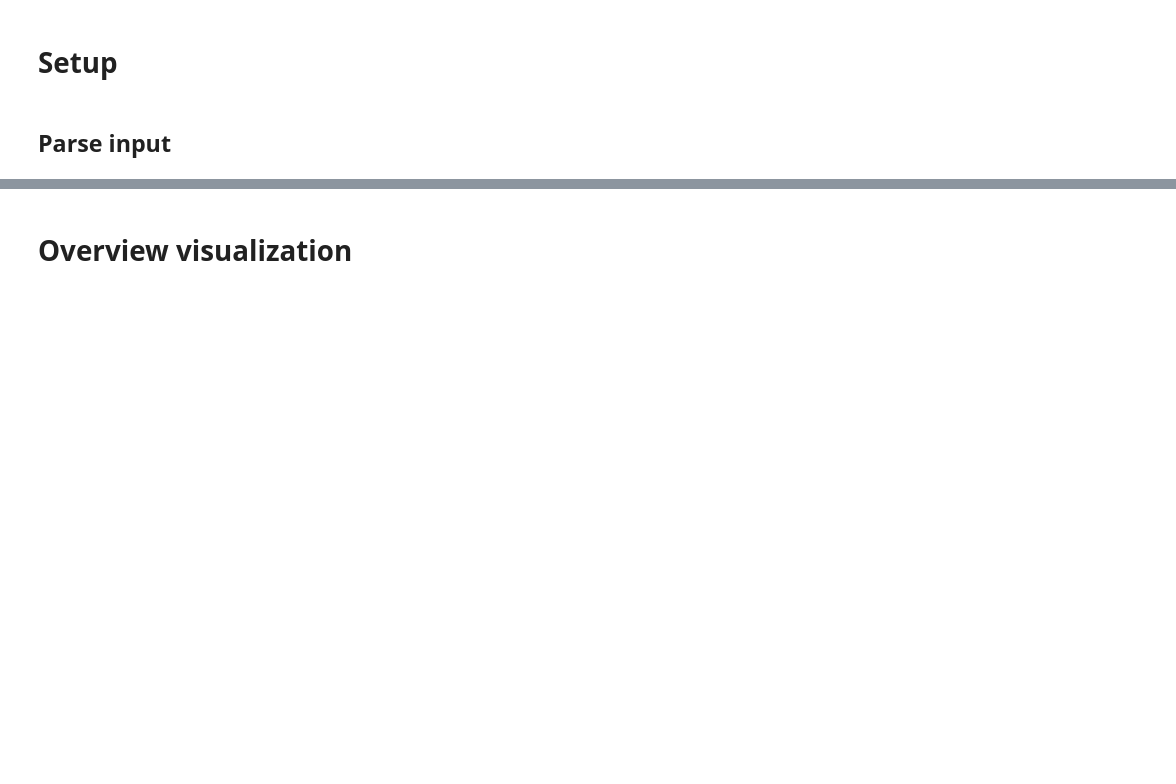
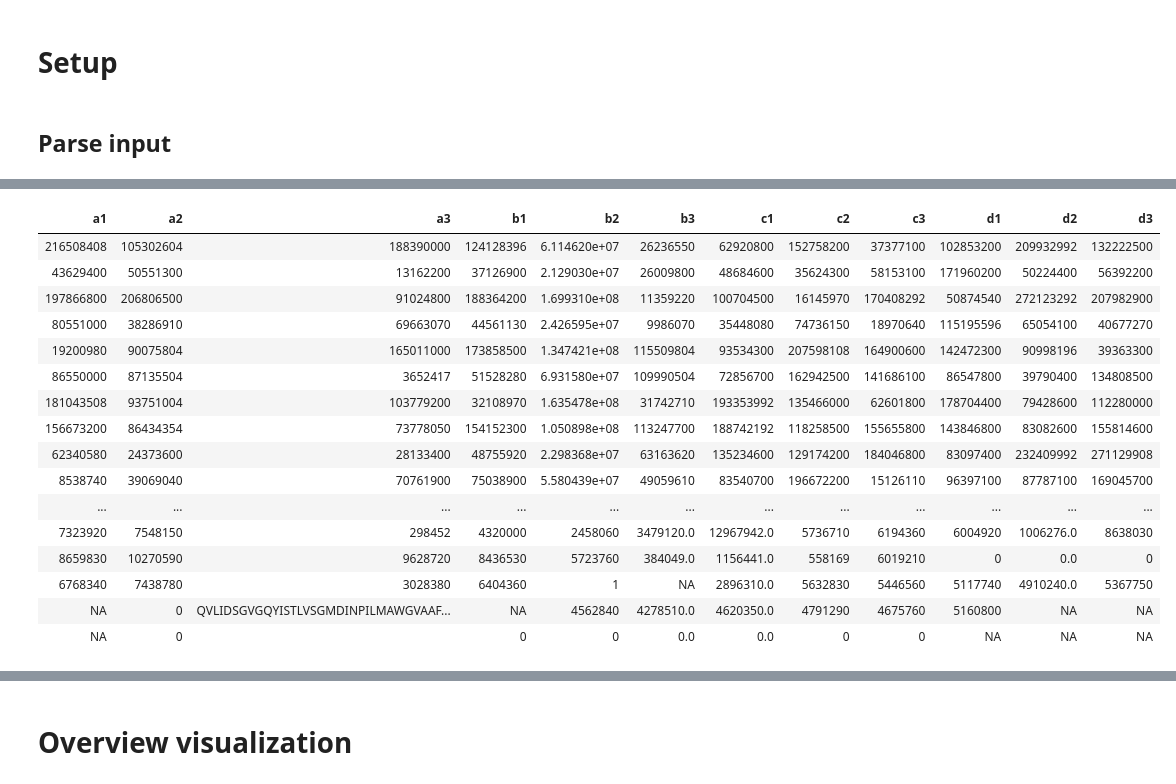
Before and after one commit to Jakob37/ResearchSchoolAlgorithmsInBioinformatics, a Jupyter notebook: project/analyze_data.ipynb, the cells around one changed output, grey strips where cells are left out. Saved outputs shown, nothing was run; the diff lists cells and outputs as text; code cells hidden in the pictures; blank space fills up the shorter version.

```diff
--- a/project/analyze_data.ipynb
+++ b/project/analyze_data.ipynb
@@ -54 +54,21 @@ head(design_df)
+# %%
+raw_data_df[, as.character(design_df$name)]
+# %% [output]
+| a1 | a2 | a3 | b1 | b2 | b3 | c1 | c2 | c3 | d1 | d2 | d3 |
+| 216508408 | 105302604 | 188390000 | 124128396 | 6.114620e+07 | 26236550 | 62920800 | 152758200 | 37377100 | 102853200 | 209932992 | 132222500 |
+| 43629400 | 50551300 | 13162200 | 37126900 | 2.129030e+07 | 26009800 | 48684600 | 35624300 | 58153100 | 171960200 | 50224400 | 56392200 |
+| 197866800 | 206806500 | 91024800 | 188364200 | 1.699310e+08 | 11359220 | 100704500 | 16145970 | 170408292 | 50874540 | 272123292 | 207982900 |
+| 80551000 | 38286910 | 69663070 | 44561130 | 2.426595e+07 | 9986070 | 35448080 | 74736150 | 18970640 | 115195596 | 65054100 | 40677270 |
+| 19200980 | 90075804 | 165011000 | 173858500 | 1.347421e+08 | 115509804 | 93534300 | 207598108 | 164900600 | 142472300 | 90998196 | 39363300 |
+| 86550000 | 87135504 | 3652417 | 51528280 | 6.931580e+07 | 109990504 | 72856700 | 162942500 | 141686100 | 86547800 | 39790400 | 134808500 |
+| 181043508 | 93751004 | 103779200 | 32108970 | 1.635478e+08 | 31742710 | 193353992 | 135466000 | 62601800 | 178704400 | 79428600 | 112280000 |
+| 156673200 | 86434354 | 73778050 | 154152300 | 1.050898e+08 | 113247700 | 188742192 | 118258500 | 155655800 | 143846800 | 83082600 | 155814600 |
+| 62340580 | 24373600 | 28133400 | 48755920 | 2.298368e+07 | 63163620 | 135234600 | 129174200 | 184046800 | 83097400 | 232409992 | 271129908 |
+| 8538740 | 39069040 | 70761900 | 75038900 | 5.580439e+07 | 49059610 | 83540700 | 196672200 | 15126110 | 96397100 | 87787100 | 169045700 |
+| ... | ... | ... | ... | ... | ... | ... | ... | ... | ... | ... | ... |
+| 7323920 | 7548150 | 298452 | 4320000 | 2458060 | 3479120.0 | 12967942.0 | 5736710 | 6194360 | 6004920 | 1006276.0 | 8638030 |
+| 8659830 | 10270590 | 9628720 | 8436530 | 5723760 | 384049.0 | 1156441.0 | 558169 | 6019210 | 0 | 0.0 | 0 |
+| 6768340 | 7438780 | 3028380 | 6404360 | 1 | NA | 2896310.0 | 5632830 | 5446560 | 5117740 | 4910240.0 | 5367750 |
+| NA | 0 | QVLIDSGVGQYISTLVSGMDINPILMAWGVAAF... | NA | 4562840 | 4278510.0 | 4620350.0 | 4791290 | 4675760 | 5160800 | NA | NA |
+| NA | 0 |  | 0 | 0 | 0.0 | 0.0 | 0 | 0 | NA | NA | NA |
 # %%
```
Also changed, not shown: parts of 28 cells of this notebook, 4 other files.
